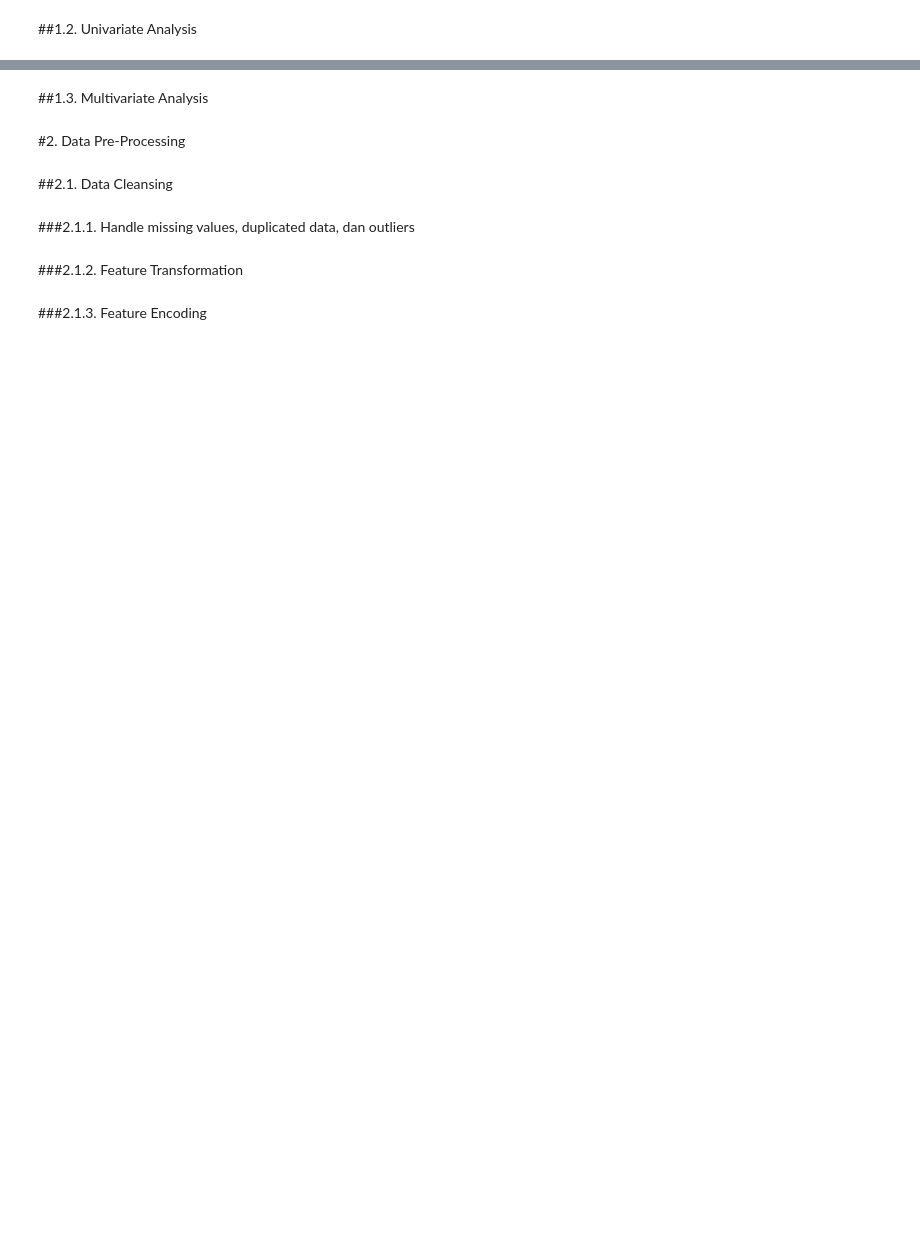
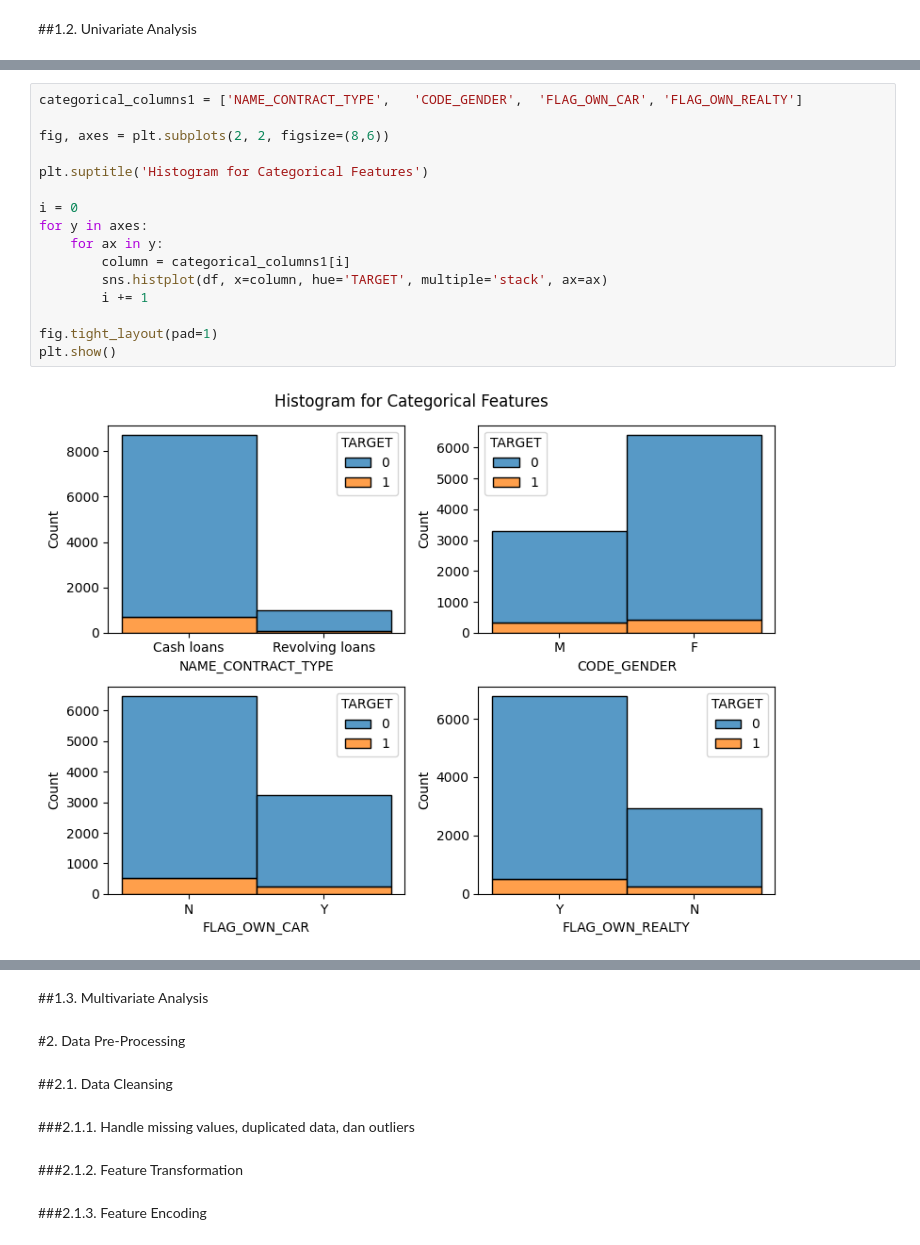
Before and after one commit to uniainiyah/HCI, a Jupyter notebook: Home_Credit_Scorecard_Model.ipynb, the cells around one changed output, grey strips where cells are left out. Saved outputs shown, nothing was run; the diff lists cells and outputs as text; blank space fills up the shorter version.

```diff
--- a/Home_Credit_Scorecard_Model.ipynb
+++ b/Home_Credit_Scorecard_Model.ipynb
@@ -82,0 +129,18 @@ df.head()
+# %%
+categorical_columns1 = ['NAME_CONTRACT_TYPE',	'CODE_GENDER',	'FLAG_OWN_CAR',	'FLAG_OWN_REALTY']
+
+fig, axes = plt.subplots(2, 2, figsize=(8,6))
+
+plt.suptitle('Histogram for Categorical Features')
+
+i = 0
+for y in axes:
+    for ax in y:
+        column = categorical_columns1[i]
+        sns.histplot(df, x=column, hue='TARGET', multiple='stack', ax=ax)
+        i += 1
+
+fig.tight_layout(pad=1)
+plt.show()
+# %% [output]
+[figure, added]
```
Also changed, not shown: parts of 9 cells of this notebook.
